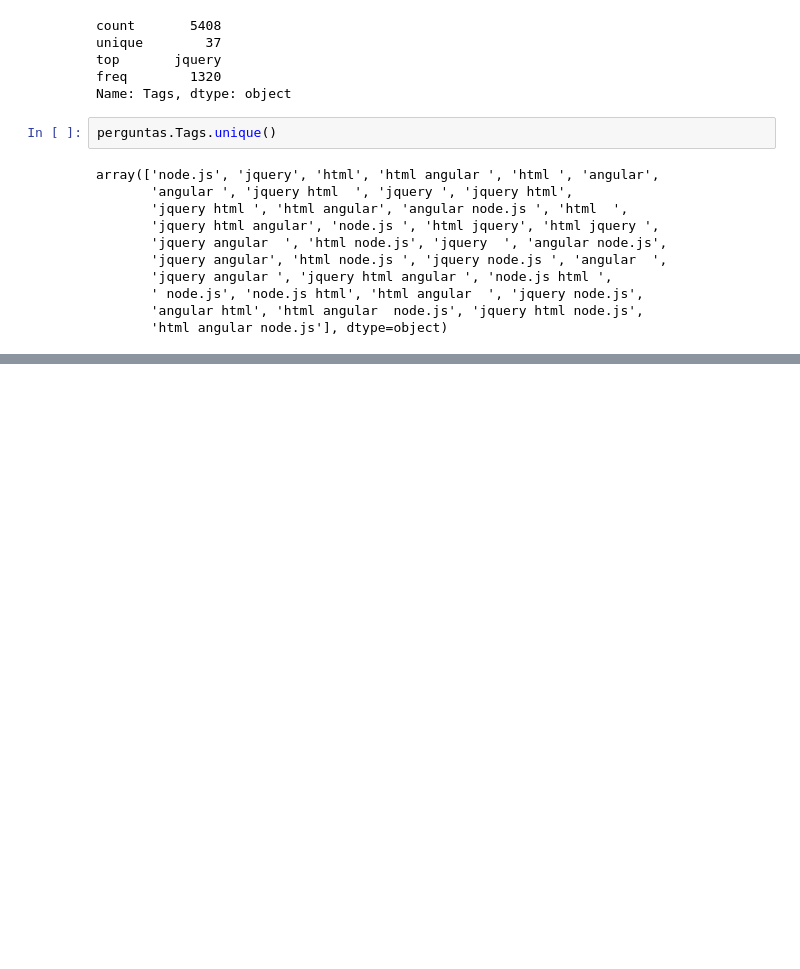
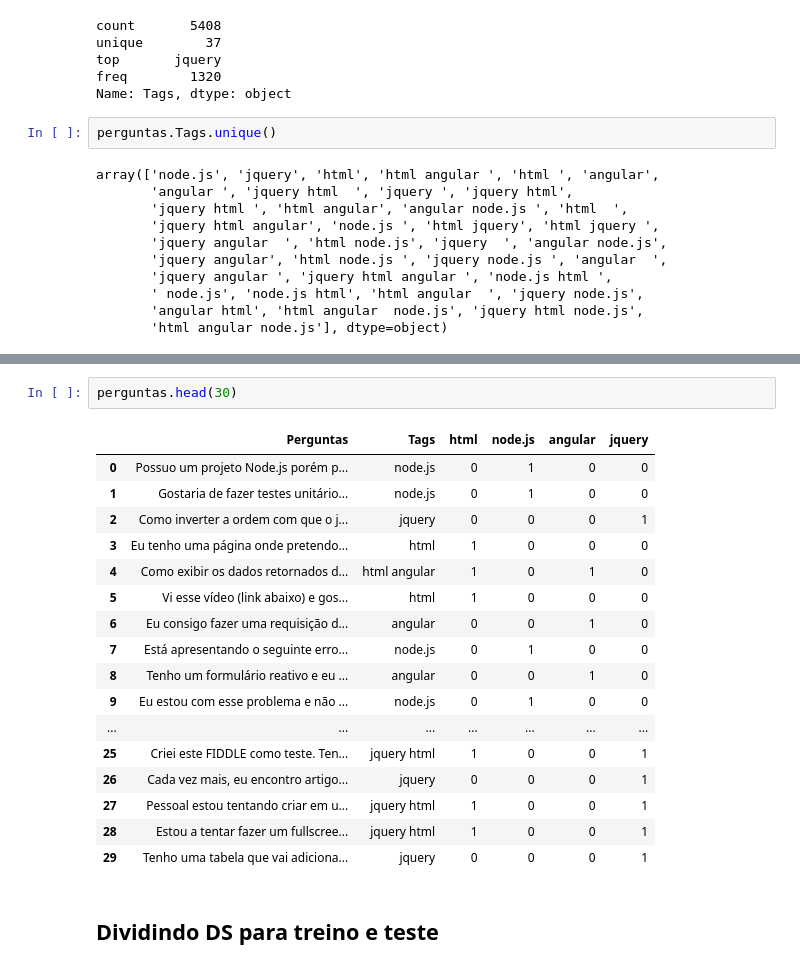
Before and after one commit to frlps/multilabel-text-classifier, a Jupyter notebook: ML_Text_Class_SOF.ipynb, the cells around one changed output, grey strips where cells are left out. Cells and saved outputs as stored; diff of their text form; blank space fills up the shorter version.

```diff
--- a/ML_Text_Class_SOF.ipynb
+++ b/ML_Text_Class_SOF.ipynb
@@ -65,0 +128,22 @@ label
+# %%
+perguntas.head(30)
+# %% [output]
+|  | Perguntas | Tags | html | node.js | angular | jquery |
+| 0 | Possuo um projeto Node.js porém p... | node.js | 0 | 1 | 0 | 0 |
+| 1 | Gostaria de fazer testes unitário... | node.js | 0 | 1 | 0 | 0 |
+| 2 | Como inverter a ordem com que o j... | jquery | 0 | 0 | 0 | 1 |
+| 3 | Eu tenho uma página onde pretendo... | html | 1 | 0 | 0 | 0 |
+| 4 | Como exibir os dados retornados d... | html angular | 1 | 0 | 1 | 0 |
+| 5 | Vi esse vídeo (link abaixo) e gos... | html | 1 | 0 | 0 | 0 |
+| 6 | Eu consigo fazer uma requisição d... | angular | 0 | 0 | 1 | 0 |
+| 7 | Está apresentando o seguinte erro... | node.js | 0 | 1 | 0 | 0 |
+| 8 | Tenho um formulário reativo e eu ... | angular | 0 | 0 | 1 | 0 |
+| 9 | Eu estou com esse problema e não ... | node.js | 0 | 1 | 0 | 0 |
+| ... | ... | ... | ... | ... | ... | ... |
+| 25 | Criei este FIDDLE como teste. Ten... | jquery html | 1 | 0 | 0 | 1 |
+| 26 | Cada vez mais, eu encontro artigo... | jquery | 0 | 0 | 0 | 1 |
+| 27 | Pessoal estou tentando criar em u... | jquery html | 1 | 0 | 0 | 1 |
+| 28 | Estou a tentar fazer um fullscree... | jquery html | 1 | 0 | 0 | 1 |
+| 29 | Tenho uma tabela que vai adiciona... | jquery | 0 | 0 | 0 | 1 |
+# %% [markdown]
+## Dividindo DS para treino e teste
```
Also changed, not shown: parts of 26 cells of this notebook.
